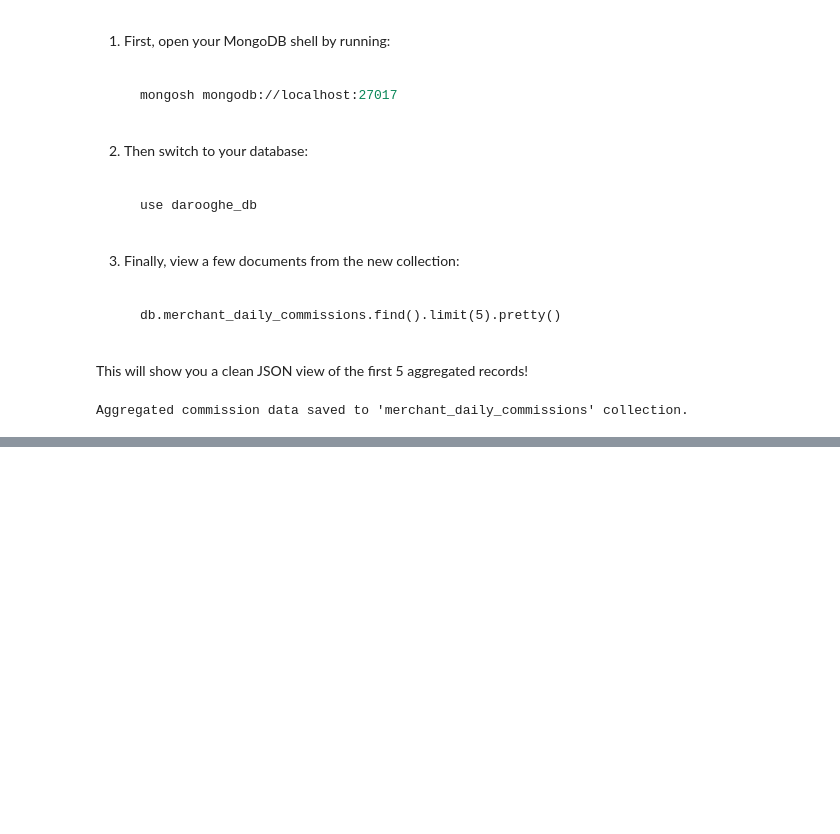
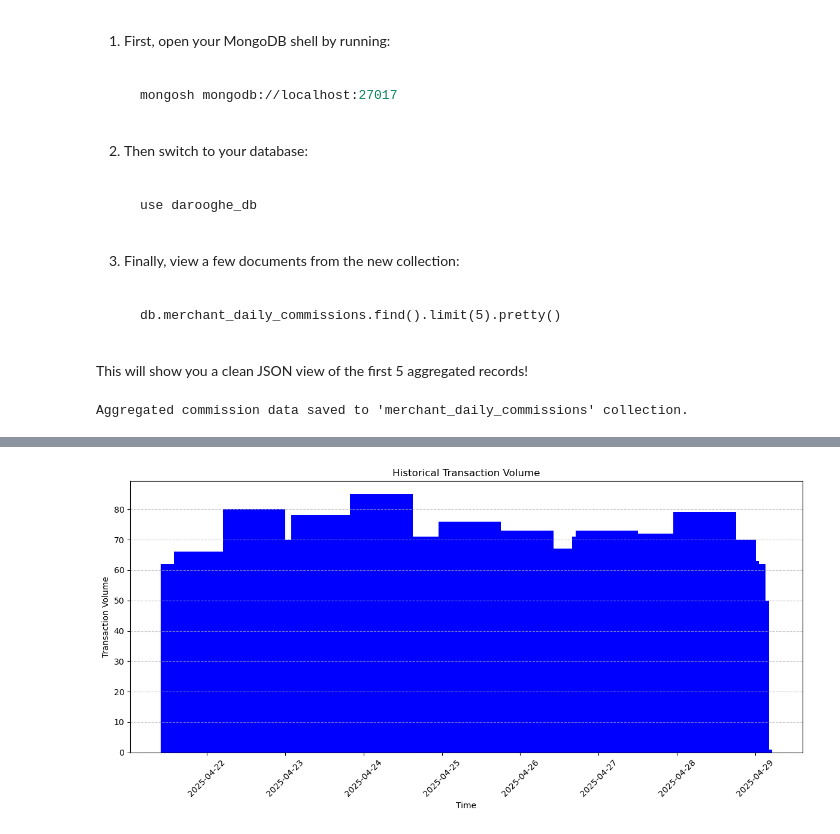
Before and after one commit to Amir-rfz/Data-Science-Course-Projects-S2025, a Jupyter notebook: CA2/CA2.ipynb, the cells around one changed output, grey strips where cells are left out. Saved outputs shown, nothing was run; the diff lists cells and outputs as text; code cells hidden in the pictures; blank space fills up the shorter version.

```diff
--- a/CA2/CA2.ipynb
+++ b/CA2/CA2.ipynb
@@ -829,0 +1477,32 @@ Aggregated commission data saved to 'merchant_daily_commissions' collection.
+# %%
+spark = SparkSession.builder.appName("TransactionVolume").getOrCreate()
+
+df = spark.read.json('/home/amir/Desktop/Data-science-projects/CA2/transactions_data.json')
+df = df.withColumn('timestamp', to_timestamp('timestamp'))
+
+
+# grouping by hour:
+df_grouped = df.groupBy(window('timestamp', '1 hour')).agg({'transaction_id': 'count'}).withColumnRenamed('count(transaction_id)', 'transaction_volume')
+
+
+# Extract the start of the window as timestamp
+df_grouped = df_grouped.withColumn('window_start', col('window')['start'])
+
+# DataFrame to Pandas
+df_pandas = df_grouped.select('window_start', 'transaction_volume').toPandas()
+
+# Convert the window_start column to a numpy array of datetime objects
+df_pandas['window_start'] = pd.to_datetime(df_pandas['window_start'])
+
+
+plt.figure(figsize=(12, 6))
+plt.bar(df_pandas['window_start'], df_pandas['transaction_volume'], color='b')
+plt.title("Historical Transaction Volume")
+plt.xlabel("Time")
+plt.ylabel("Transaction Volume")
+plt.xticks(rotation=45)
+plt.grid(True, axis='y', linestyle='--', alpha=0.7)
+plt.tight_layout()
+plt.show()
+# %% [output]
+[figure, added]
```
Also changed, not shown: parts of 38 cells of this notebook, 5 other files.
